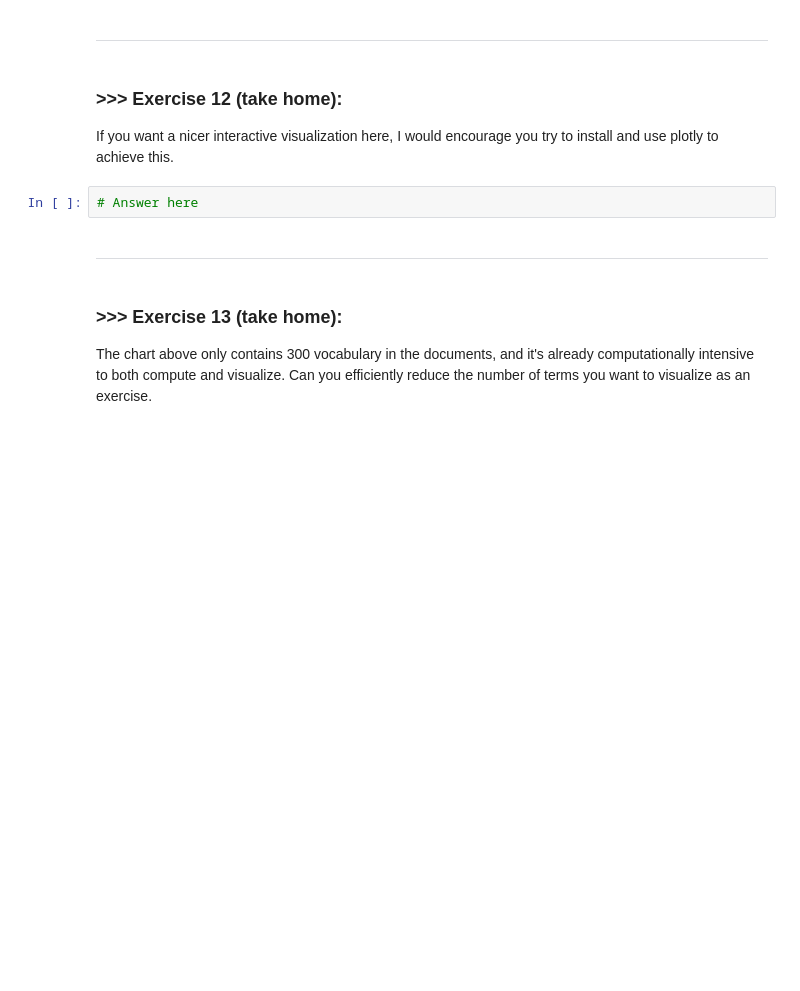
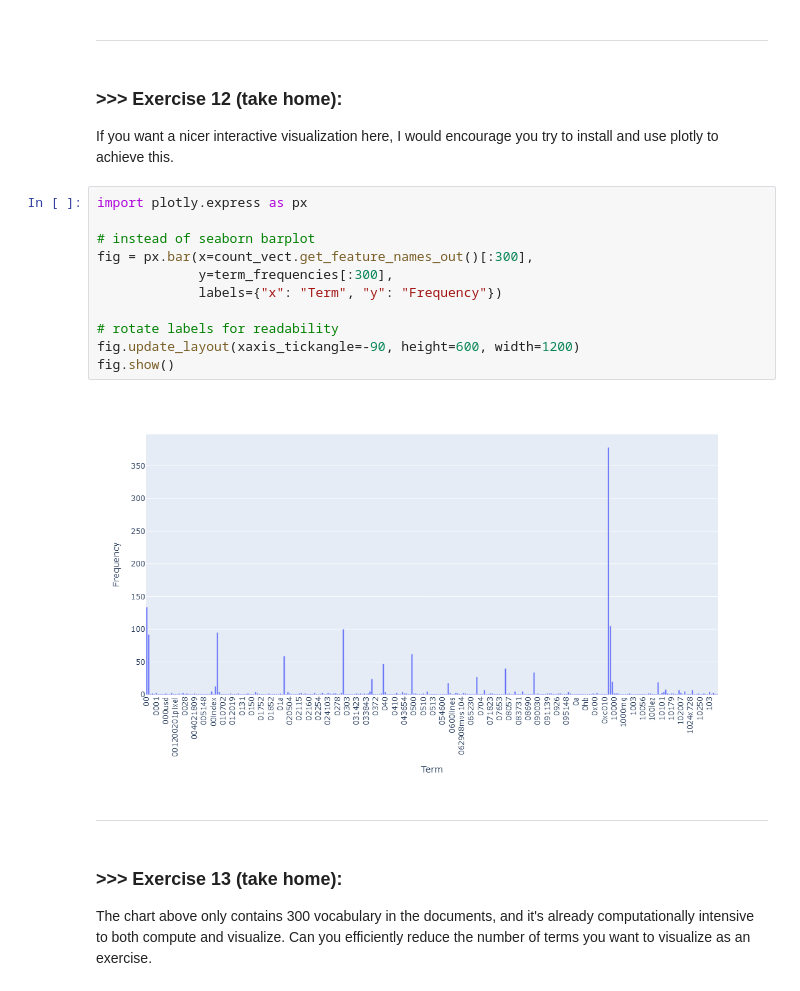
Before and after one commit to samjun99/DM2025-Lab1-Exercise, a Jupyter notebook: DM2025-Lab1-Master.ipynb, the cells around one changed output. Cells and saved outputs as stored; diff of their text form; blank space fills up the shorter version.

```diff
--- a/DM2025-Lab1-Master.ipynb
+++ b/DM2025-Lab1-Master.ipynb
@@ -1080,8 +1164,19 @@ g.set_xticklabels(count_vect.get_feature_names_out()[:300], rotation = 90);
 # %% [markdown]
 ### >>> **Exercise 12 (take home):**
 If you want a nicer interactive visualization here, I would encourage you try to install and use plotly to achieve this.
-# %%
-# Answer here
+# %%
+import plotly.express as px
+
+# instead of seaborn barplot
+fig = px.bar(x=count_vect.get_feature_names_out()[:300],
+             y=term_frequencies[:300],
+             labels={"x": "Term", "y": "Frequency"})
+
+# rotate labels for readability
+fig.update_layout(xaxis_tickangle=-90, height=600, width=1200)
+fig.show()
+# %% [output]
+[figure, added]
 # %% [markdown]
 ---
 # %% [markdown]
```
Also changed, not shown: parts of 72 cells of this notebook, 1 other file.
